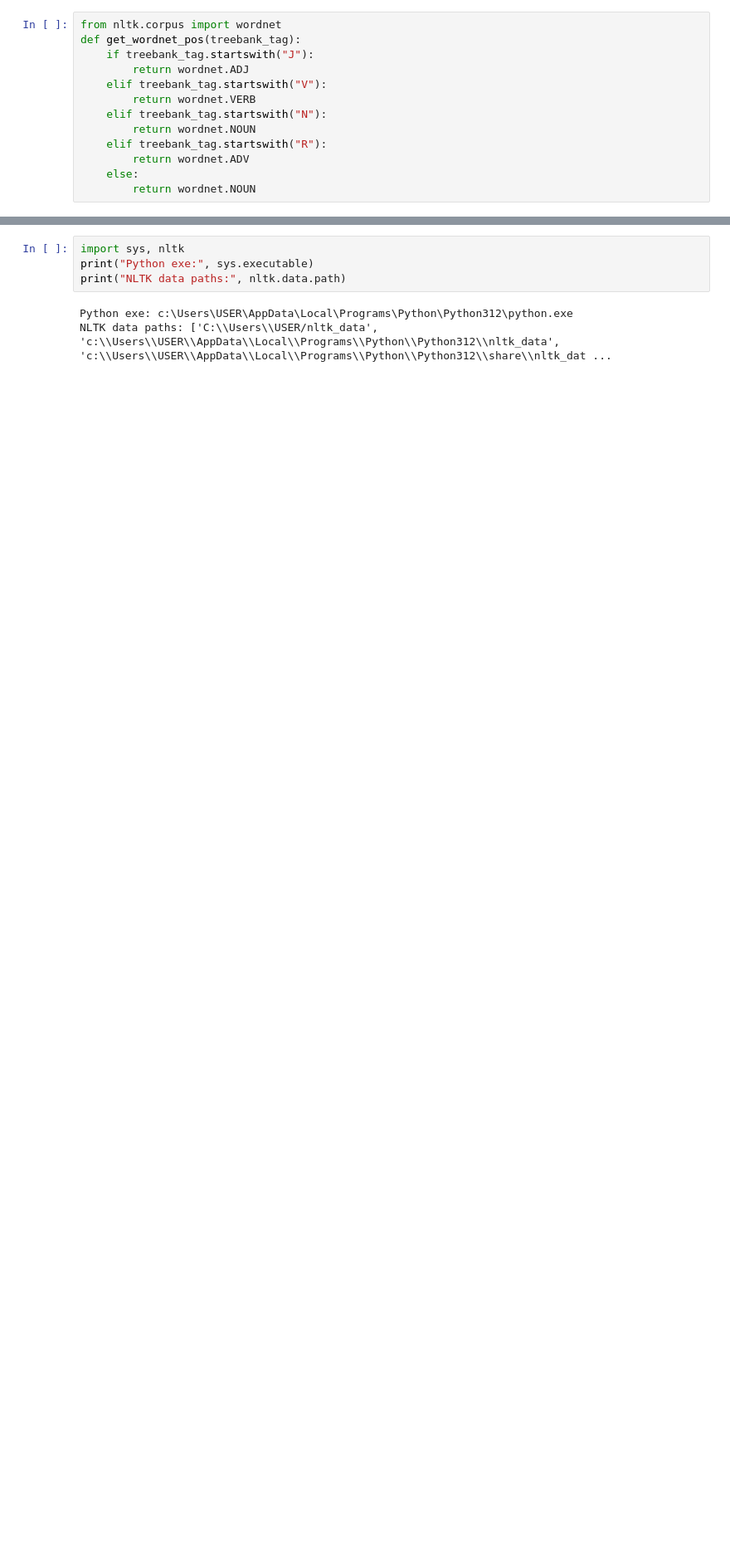
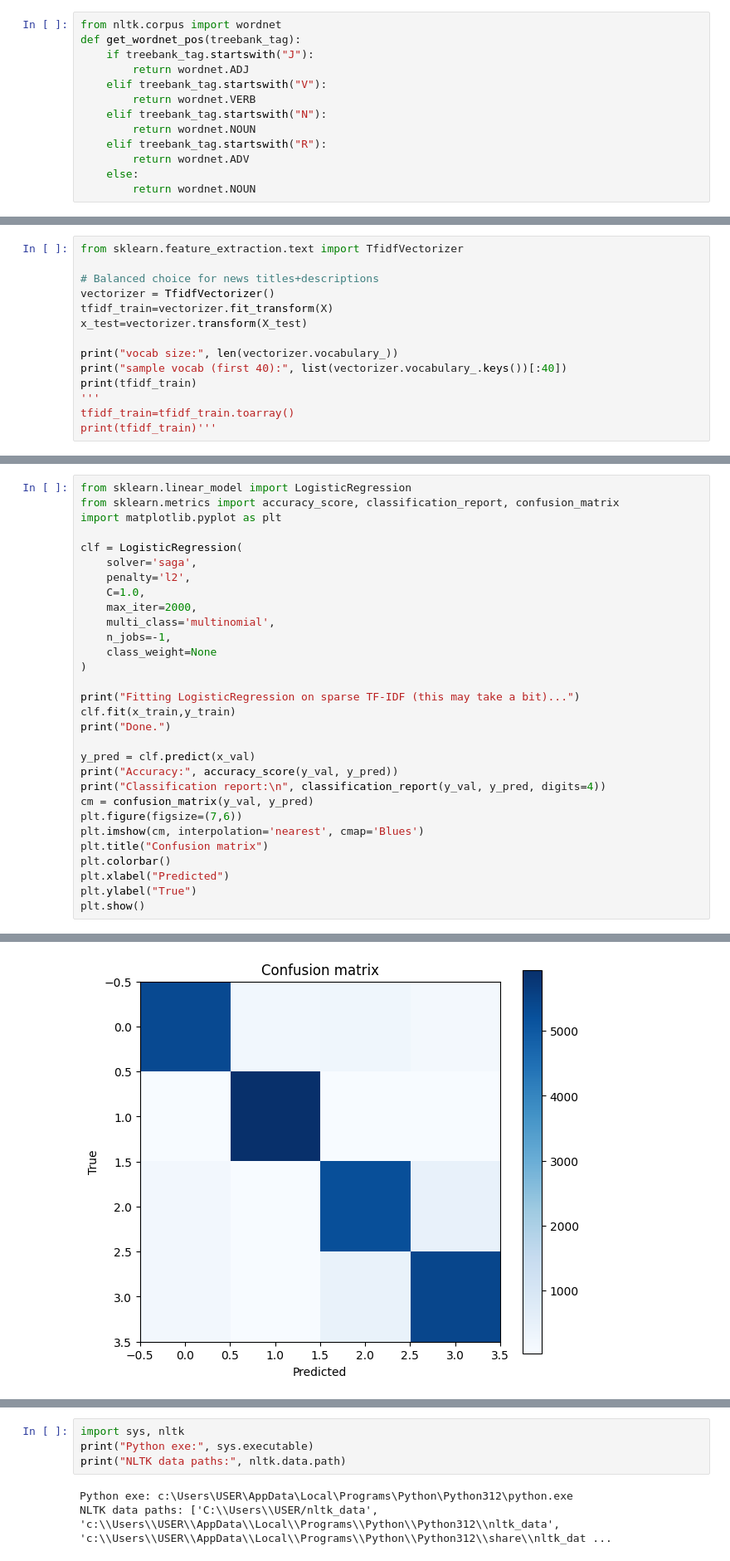
Before and after one commit to ABAZIAS/Question-Answering-With-Transformers, a Jupyter notebook: Task 1/News Category.ipynb, the cells around one changed output, grey strips where cells are left out. Shown at 83% size. Cells and saved outputs as stored; diff of their text form; blank space fills up the shorter version.

Commit message:
vectorization with tf idf and testing model

```diff
--- a/Task 1/News Category.ipynb
+++ b/Task 1/News Category.ipynb
@@ -77,0 +111,14 @@ Length: 24000, dtype: object
+# %%
+from sklearn.feature_extraction.text import TfidfVectorizer
+
+# Balanced choice for news titles+descriptions
+vectorizer = TfidfVectorizer()
+tfidf_train=vectorizer.fit_transform(X)
+x_test=vectorizer.transform(X_test)
+
+print("vocab size:", len(vectorizer.vocabulary_))
+print("sample vocab (first 40):", list(vectorizer.vocabulary_.keys())[:40])
+print(tfidf_train)
+'''
+tfidf_train=tfidf_train.toarray()
+print(tfidf_train)'''
@@ -77,0 +171,31 @@ Length: 24000, dtype: object
+# %%
+from sklearn.linear_model import LogisticRegression
+from sklearn.metrics import accuracy_score, classification_report, confusion_matrix
+import matplotlib.pyplot as plt
+
+clf = LogisticRegression(
+    solver='saga',
+    penalty='l2',
+    C=1.0,
+    max_iter=2000,
+    multi_class='multinomial',
+    n_jobs=-1,
+    class_weight=None
+)
+
+print("Fitting LogisticRegression on sparse TF-IDF (this may take a bit)...")
+clf.fit(x_train,y_train)
+print("Done.")
+
+y_pred = clf.predict(x_val)
+print("Accuracy:", accuracy_score(y_val, y_pred))
+print("Classification report:\n", classification_report(y_val, y_pred, digits=4))
+cm = confusion_matrix(y_val, y_pred)
+plt.figure(figsize=(7,6))
+plt.imshow(cm, interpolation='nearest', cmap='Blues')
+plt.title("Confusion matrix")
+plt.colorbar()
+plt.xlabel("Predicted")
+plt.ylabel("True")
+plt.show()
+# %% [output]
@@ -77,0 +216 @@ Length: 24000, dtype: object
+[figure, added]
```
Also changed, not shown: parts of 7 cells of this notebook.
